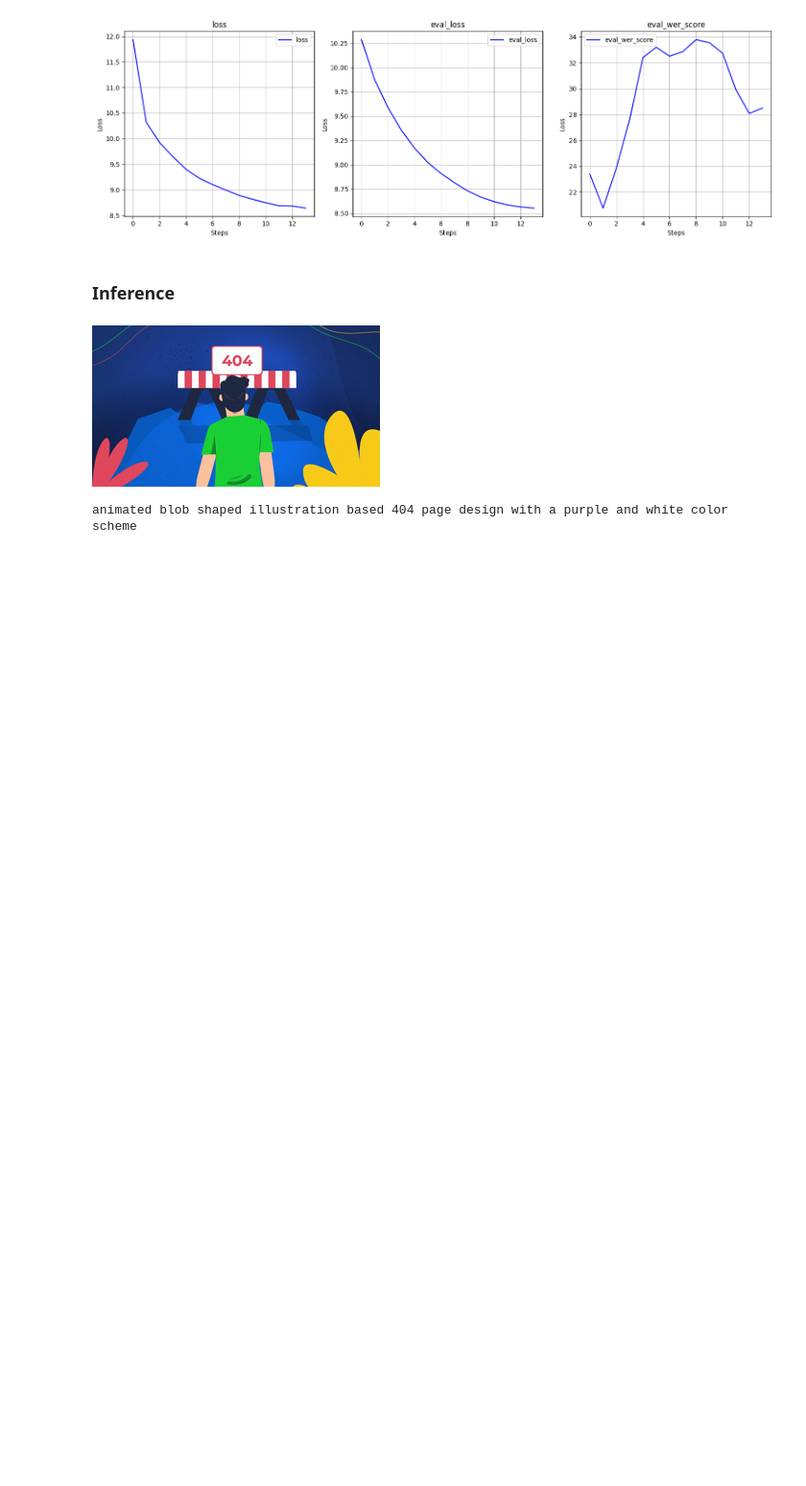
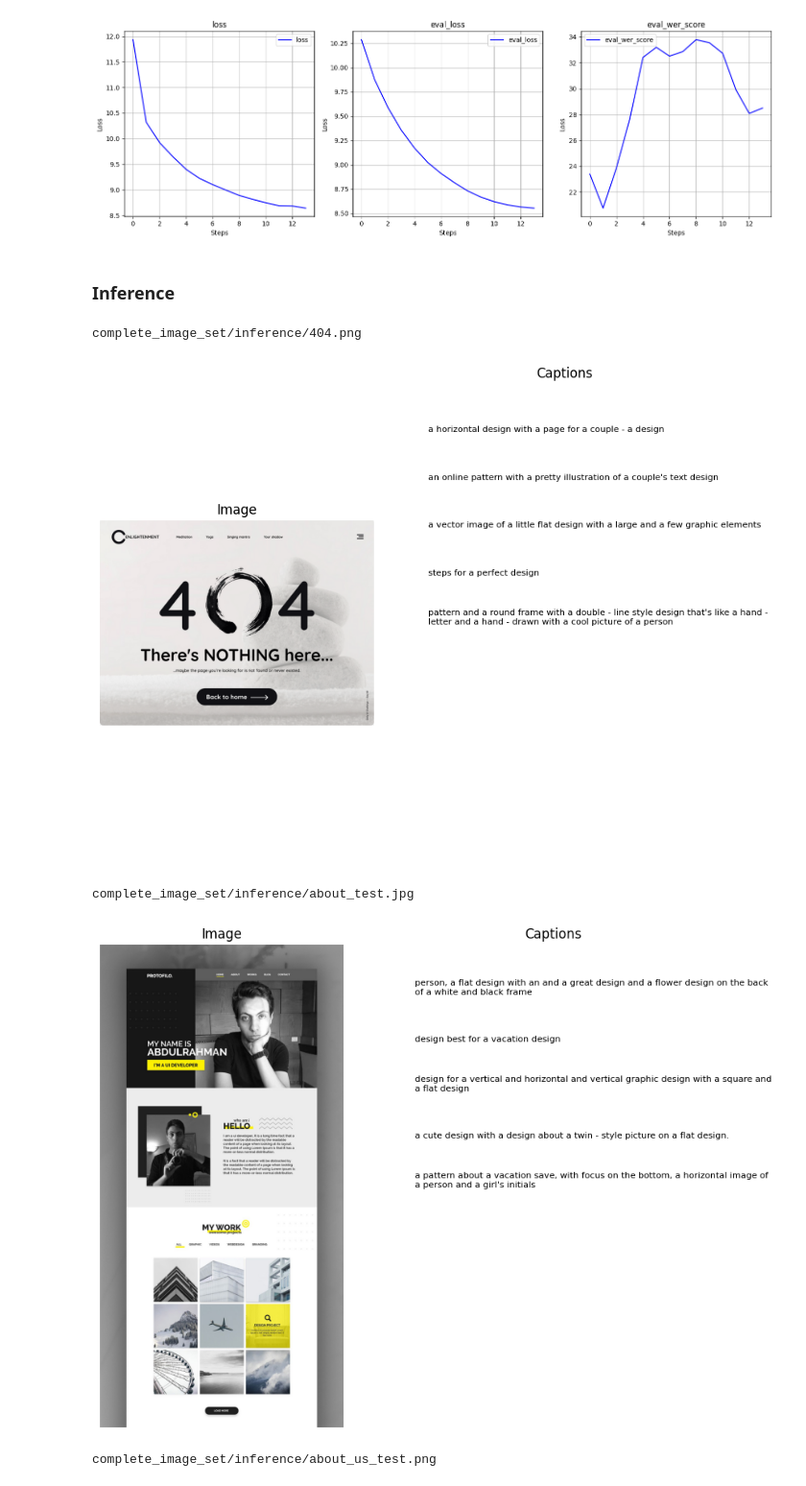
Before and after one commit to SaniaE/image-captioning, a Jupyter notebook: Fine-tune image captioning model.ipynb, the cells around one changed output. Shown at 96% size. Saved outputs shown, nothing was run; the diff lists cells and outputs as text; code cells hidden in the pictures; blank space fills up the shorter version.

Commit message:
updated inference code

```diff
--- a/Fine-tune image captioning model.ipynb
+++ b/Fine-tune image captioning model.ipynb
@@ -220,21 +229,41 @@ plt.show()
 trainer.save_model(DATA_PATHS["save_model_dir"])
 # %% [markdown]
 ### Inference
-# %%
-# load image
-example = dataset[0]
-image = example["image"]
-width, height = image.size
-display(image.resize((int(0.3*width), int(0.3*height))))
-# %% [output]
-[figure, removed]
+# %%
+processor = AutoProcessor.from_pretrained("microsoft/git-base", kwargs="padding")
+model = AutoModelForCausalLM.from_pretrained(DATA_PATHS["save_model_dir"])
 # %%
-# prepare image for the model
-inputs = processor(images=image, return_tensors="pt").to(device)
-pixel_values = inputs.pixel_values
+inference_dict = {}
+for img in os.listdir(DATA_PATHS["inference_set_dir"]):
+    image = Image.open(DATA_PATHS["inference_set_dir"] + img).convert("RGB")
 
-generated_ids = model.generate(pixel_values=pixel_values, max_length=50)
-generated_caption = processor.batch_decode(generated_ids, skip_special_tokens=True)[0]
-print(generated_caption)
+    pixel_values = processor(images=image, return_tensors="pt").pixel_values
+
+    generated_ids = model.generate(pixel_values=pixel_values, max_length=200, num_return_sequences=5, top_k=100, do_sample=True, temperature=0.8)
+    inference_dict[img] = processor.batch_decode(generated_ids, skip_special_tokens=True)
-# %% [output]
-animated blob shaped illustration based 404 page design with a purple and white color scheme
+# %%
+def plot_image_with_captions(image_path, captions):
+    image = Image.open(image_path)
+    plt.figure(figsize=(10, 8))
+    plt.subplot(1, 2, 1)
+    plt.imshow(image)
+    plt.axis('off')
+    plt.title('Image')
+
+    plt.subplot(1, 2, 2)
+    plt.axis('off')
+    plt.title('Captions')
+    for i, caption in enumerate(captions):
+        plt.text(0, 0.9 - 0.1*i, caption, fontsize=8, wrap=True)
+
+    plt.show()
+# %%
+for image, captions in inference_dict.items():
+    print(DATA_PATHS["inference_set_dir"] + image)
+    plot_image_with_captions(DATA_PATHS["inference_set_dir"] + image, captions)
+# %% [output]
+complete_image_set/inference/404.png
+[figure, added]
+complete_image_set/inference/about_test.jpg
+[figure, added]
+complete_image_set/inference/about_us_test.png
```
Also changed, not shown: parts of 4 cells of this notebook.
